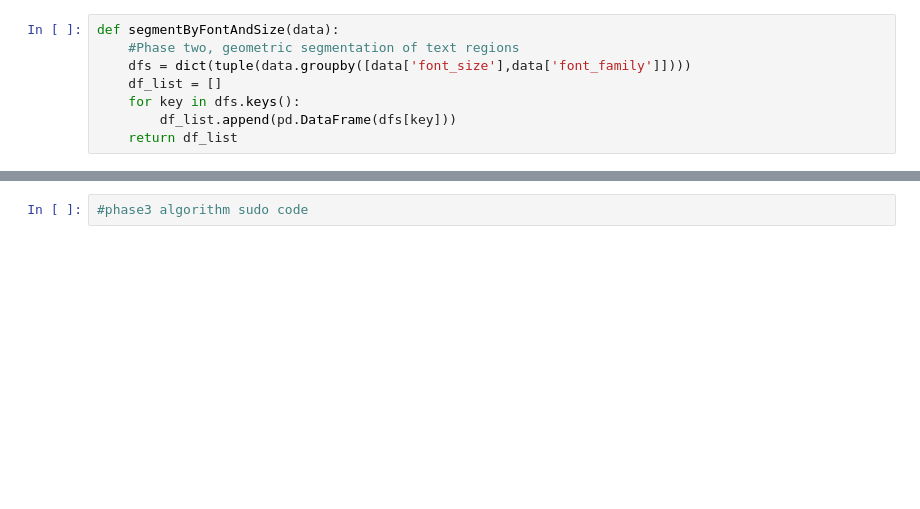
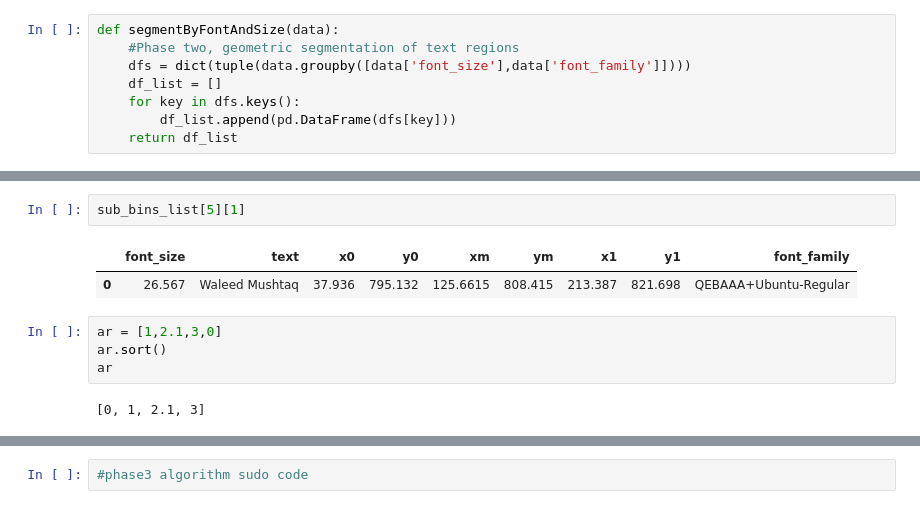
Before and after one commit to strikerhac/pdf_parser, a Jupyter notebook: pdf_parser.ipynb, the cells around one changed output, grey strips where cells are left out. Drawn from its saved outputs; the diff is of its cells as text; blank space fills up the shorter version.

```diff
--- a/pdf_parser.ipynb
+++ b/pdf_parser.ipynb
@@ -212,0 +244,11 @@ sub_bins[2]
+# %%
+sub_bins_list[5][1]
+# %% [output]
+|  | font_size | text | x0 | y0 | xm | ym | x1 | y1 | font_family |
+| 0 | 26.567 | Waleed Mushtaq | 37.936 | 795.132 | 125.6615 | 808.415 | 213.387 | 821.698 | QEBAAA+Ubuntu-Regular |
+# %%
+ar = [1,2.1,3,0]
+ar.sort()
+ar
+# %% [output]
+[0, 1, 2.1, 3]
```
Also changed, not shown: parts of 13 cells of this notebook.
